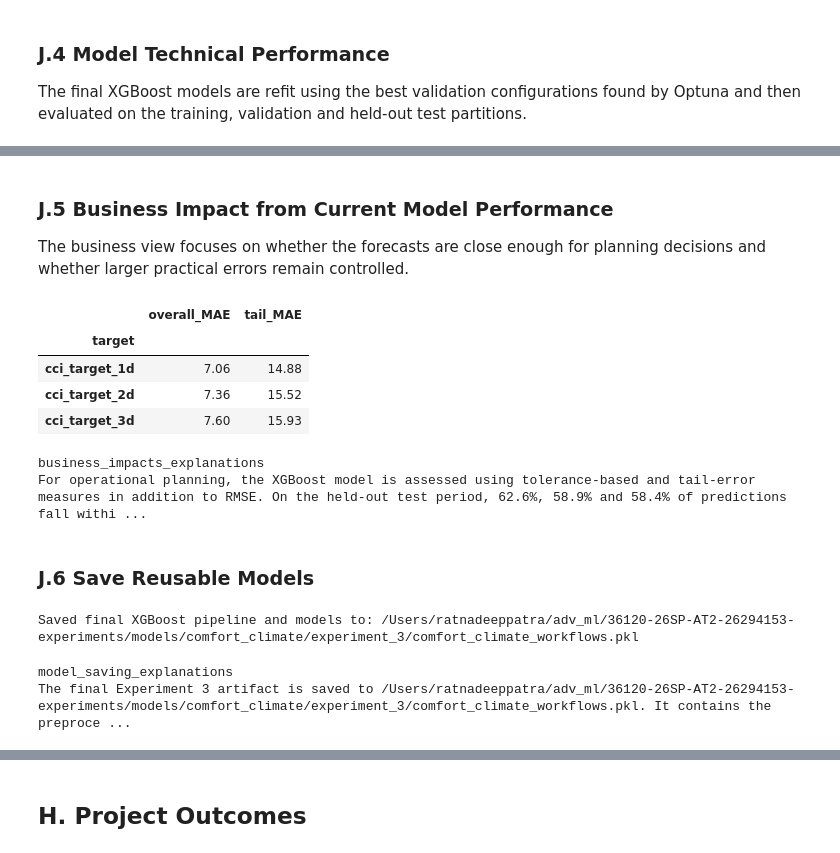
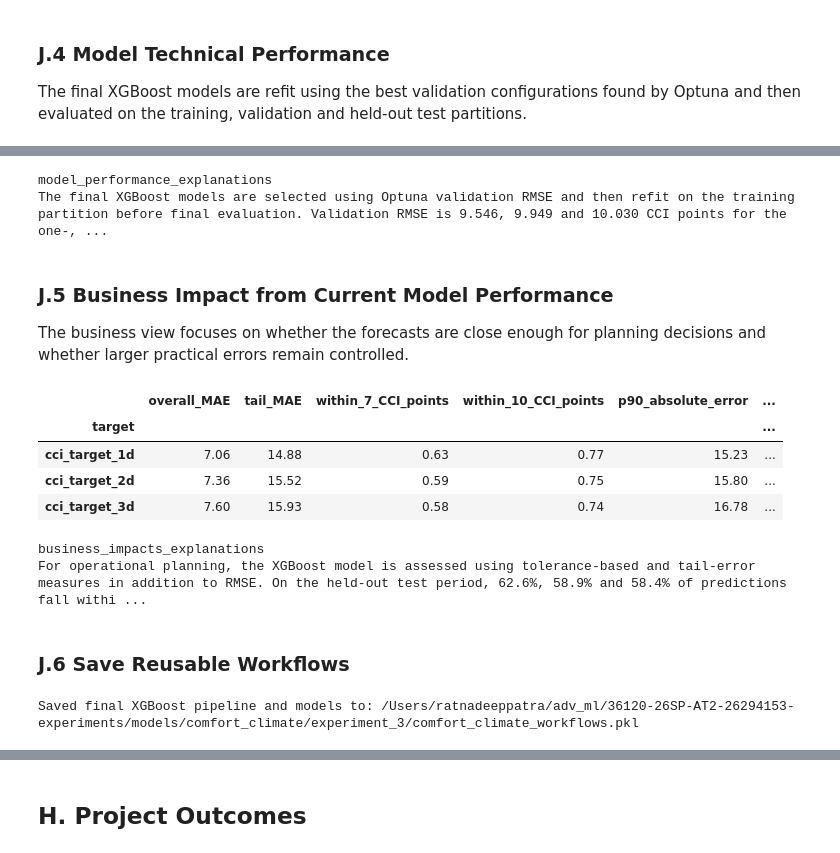
Before and after one commit to RP28/36120-26SP-AT2-26294153-experiments, a Jupyter notebook: notebooks/comfort_climate/36120_26SP_AT2_26294153_experiment_3.ipynb, the cells around one changed output, grey strips where cells are left out. Saved outputs shown, nothing was run; the diff lists cells and outputs as text; code cells hidden in the pictures.

Commit message:
ignore text for comfort climate

```diff
--- a/notebooks/comfort_climate/36120_26SP_AT2_26294153_experiment_3.ipynb
+++ b/notebooks/comfort_climate/36120_26SP_AT2_26294153_experiment_3.ipynb
@@ -964,3 +965,9 @@ The final XGBoost models are selected using Optuna validation RMSE and then refi
+# %%
+# Do not modify this code
+print_tile(size="h3", key="model_performance_explanations", value=model_performance_explanations)
+# %% [output]
+model_performance_explanations
+The final XGBoost models are selected using Optuna validation RMSE and then refit on the training partition before final evaluation. Validation RMSE is 9.546, 9.949 and 10.030 CCI points for the one-, ...
 # %% [markdown]
 ### J.5 Business Impact from Current Model Performance
 
@@ -972,39 +979,45 @@ for target in target_names:
     actual = y_test[target]
 
     predicted = pd.Series(
         final_model[target].predict(X_test),
         index=actual.index
     )
 
     absolute_error = (predicted - actual).abs()
 
     # Extreme regions defined from training target distribution
     lower_bound = y_train[target].quantile(0.10)
     upper_bound = y_train[target].quantile(0.90)
 
     tail_mask = (
         (actual <= lower_bound) |
         (actual >= upper_bound)
     )
 
+    signed_error = predicted - actual
+
     business_rows.append({
         "target": target,
         "overall_MAE": absolute_error.mean(),
-        "tail_MAE": absolute_error[tail_mask].mean()
+        "tail_MAE": absolute_error[tail_mask].mean(),
+        "within_7_CCI_points": (absolute_error <= 7).mean(),
+        "within_10_CCI_points": (absolute_error <= 10).mean(),
+        "p90_absolute_error": absolute_error.quantile(0.90),
+        "mean_signed_error": signed_error.mean(),
     })
 
 business_summary = (
     pd.DataFrame(business_rows)
     .set_index("target")
 )
 
 display(business_summary.round(2))
 # %% [output]
-|  | overall_MAE | tail_MAE |
-| target |  |  |
-| cci_target_1d | 7.06 | 14.88 |
-| cci_target_2d | 7.36 | 15.52 |
-| cci_target_3d | 7.60 | 15.93 |
+|  | overall_MAE | tail_MAE | within_7_CCI_points | within_10_CCI_points | p90_absolute_error | ... |
+| target |  |  |  |  |  | ... |
+| cci_target_1d | 7.06 | 14.88 | 0.63 | 0.77 | 15.23 | ... |
+| cci_target_2d | 7.36 | 15.52 | 0.59 | 0.75 | 15.80 | ... |
+| cci_target_3d | 7.60 | 15.93 | 0.58 | 0.74 | 16.78 | ... |
 # %%
 business_impacts_explanations = f"""
 For operational planning, the XGBoost model is assessed using tolerance-based and tail-error measures in addition to RMSE. On the held-out test period, {business_summary.loc[target_names[0], "within_7_CCI_points"]:.1%},
@@ -1014,12 +1027,14 @@ Using a wider 10-point tolerance, the corresponding proportions are {business_su
 {business_summary.loc[target_names[1], "p90_absolute_error"]:.2f} and {business_summary.loc[target_names[2], "p90_absolute_error"]:.2f} CCI points. These measures show whether the nonlinear model gives practically useful
 short-horizon comfort estimates and whether large planning errors remain within a manageable range.
 """
-print_tile(size="h3", key="business_impacts_explanations", value=business_impacts_explanations)
-# %% [output]
-business_impacts_explanations
-For operational planning, the XGBoost model is assessed using tolerance-based and tail-error measures in addition to RMSE. On the held-out test period, 62.6%, 58.9% and 58.4% of predictions fall withi ...
+# %%
+# Do not modify this code
+print_tile(size="h3", key="business_impacts_explanations", value=business_impacts_explanations)
+# %% [output]
+business_impacts_explanations
+For operational planning, the XGBoost model is assessed using tolerance-based and tail-error measures in addition to RMSE. On the held-out test period, 62.6%, 58.9% and 58.4% of predictions fall withi ...
 # %% [markdown]
-### J.6 Save Reusable Models
+### J.6 Save Reusable Workflows
 # %%
 artifact_dir = at2.config.MODELS_DIR / "comfort_climate" / "experiment_3"
 artifact_dir.mkdir(parents=True, exist_ok=True)
@@ -1044,7 +1059,3 @@ model_saving_explanations = f"""
 The final Experiment 3 artifact is saved to {path}. It contains the preprocessing pipeline, one fitted XGBoost model per forecast horizon, the target names and the selected XGBoost hyperparameters. Saving the preprocessing and model
 objects together ensures that later inference uses the same transformations and predictor columns used during validation and testing.
 """
-print_tile(size="h3", key="model_saving_explanations", value=model_saving_explanations)
-# %% [output]
-model_saving_explanations
-The final Experiment 3 artifact is saved to /Users/ratnadeeppatra/adv_ml/36120-26SP-AT2-26294153-experiments/models/comfort_climate/experiment_3/comfort_climate_workflows.pkl. It contains the preproce ...
```
Also changed, not shown: parts of 18 cells of this notebook, 5 other files.
